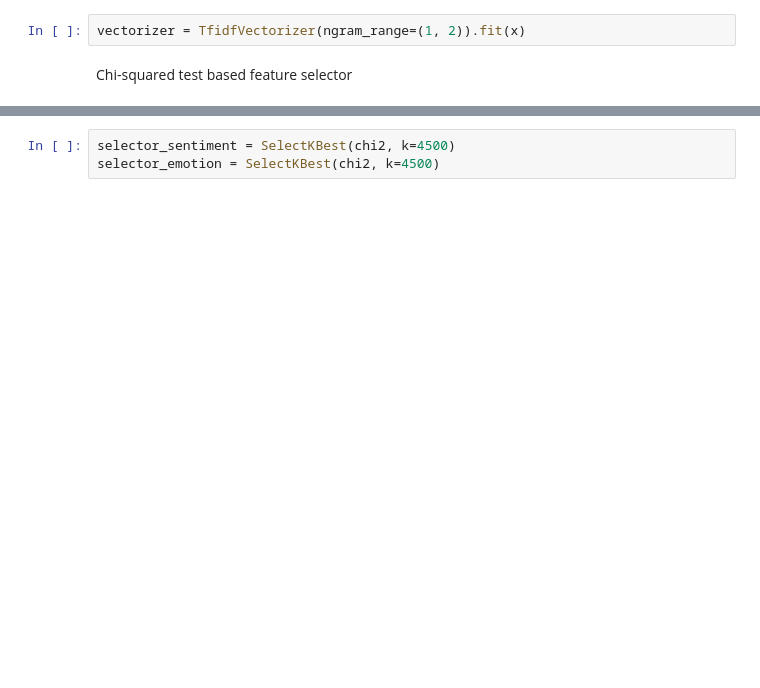
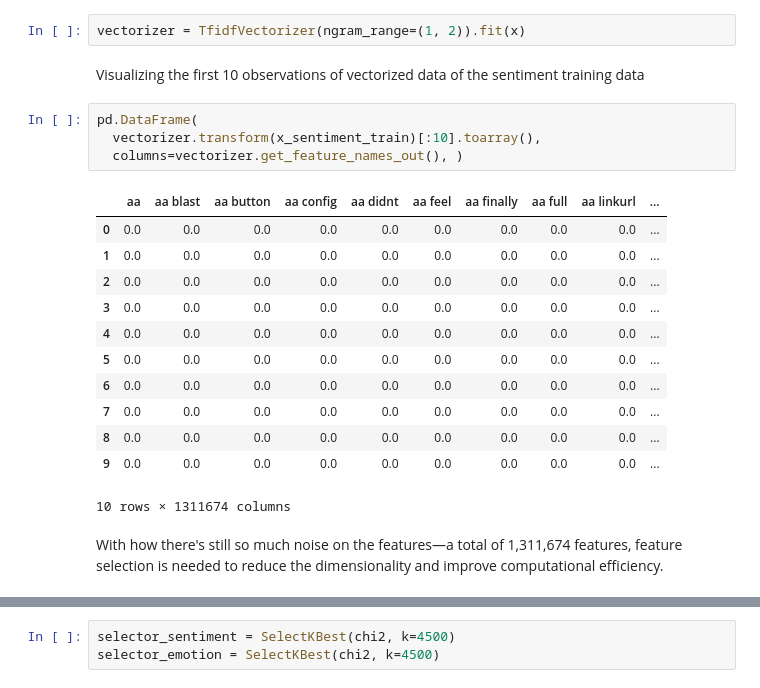
Before and after one commit to hyoaru/anonalyze-process, a Jupyter notebook: models/sentiment-emotion-classification/model-training-process.ipynb, the cells around one changed output, grey strips where cells are left out. Saved outputs shown, nothing was run; the diff lists cells and outputs as text; blank space fills up the shorter version.

Commit message:
[add] annotations on transformers used

```diff
--- a/models/sentiment-emotion-classification/model-training-process.ipynb
+++ b/models/sentiment-emotion-classification/model-training-process.ipynb
@@ -322,4 +324,23 @@ TF-IDF Vectorizer
 # %%
 vectorizer = TfidfVectorizer(ngram_range=(1, 2)).fit(x)
-# %% [markdown]
-Chi-squared test based feature selector
+# %% [markdown]
+Visualizing the first 10 observations of vectorized data of the sentiment training data
+# %%
+pd.DataFrame(
+  vectorizer.transform(x_sentiment_train)[:10].toarray(),
+  columns=vectorizer.get_feature_names_out(), )
+# %% [output]
+|  | aa | aa blast | aa button | aa config | aa didnt | aa feel | aa finally | aa full | aa linkurl | ... |
+| 0 | 0.0 | 0.0 | 0.0 | 0.0 | 0.0 | 0.0 | 0.0 | 0.0 | 0.0 | ... |
+| 1 | 0.0 | 0.0 | 0.0 | 0.0 | 0.0 | 0.0 | 0.0 | 0.0 | 0.0 | ... |
+| 2 | 0.0 | 0.0 | 0.0 | 0.0 | 0.0 | 0.0 | 0.0 | 0.0 | 0.0 | ... |
+| 3 | 0.0 | 0.0 | 0.0 | 0.0 | 0.0 | 0.0 | 0.0 | 0.0 | 0.0 | ... |
+| 4 | 0.0 | 0.0 | 0.0 | 0.0 | 0.0 | 0.0 | 0.0 | 0.0 | 0.0 | ... |
+| 5 | 0.0 | 0.0 | 0.0 | 0.0 | 0.0 | 0.0 | 0.0 | 0.0 | 0.0 | ... |
+| 6 | 0.0 | 0.0 | 0.0 | 0.0 | 0.0 | 0.0 | 0.0 | 0.0 | 0.0 | ... |
+| 7 | 0.0 | 0.0 | 0.0 | 0.0 | 0.0 | 0.0 | 0.0 | 0.0 | 0.0 | ... |
+| 8 | 0.0 | 0.0 | 0.0 | 0.0 | 0.0 | 0.0 | 0.0 | 0.0 | 0.0 | ... |
+| 9 | 0.0 | 0.0 | 0.0 | 0.0 | 0.0 | 0.0 | 0.0 | 0.0 | 0.0 | ... |
+10 rows × 1311674 columns
+# %% [markdown]
+With how there's still so much noise on the features—a total of 1,311,674 features, feature selection is needed to reduce the dimensionality and improve computational efficiency.
```
Also changed, not shown: parts of 5 cells of this notebook.
